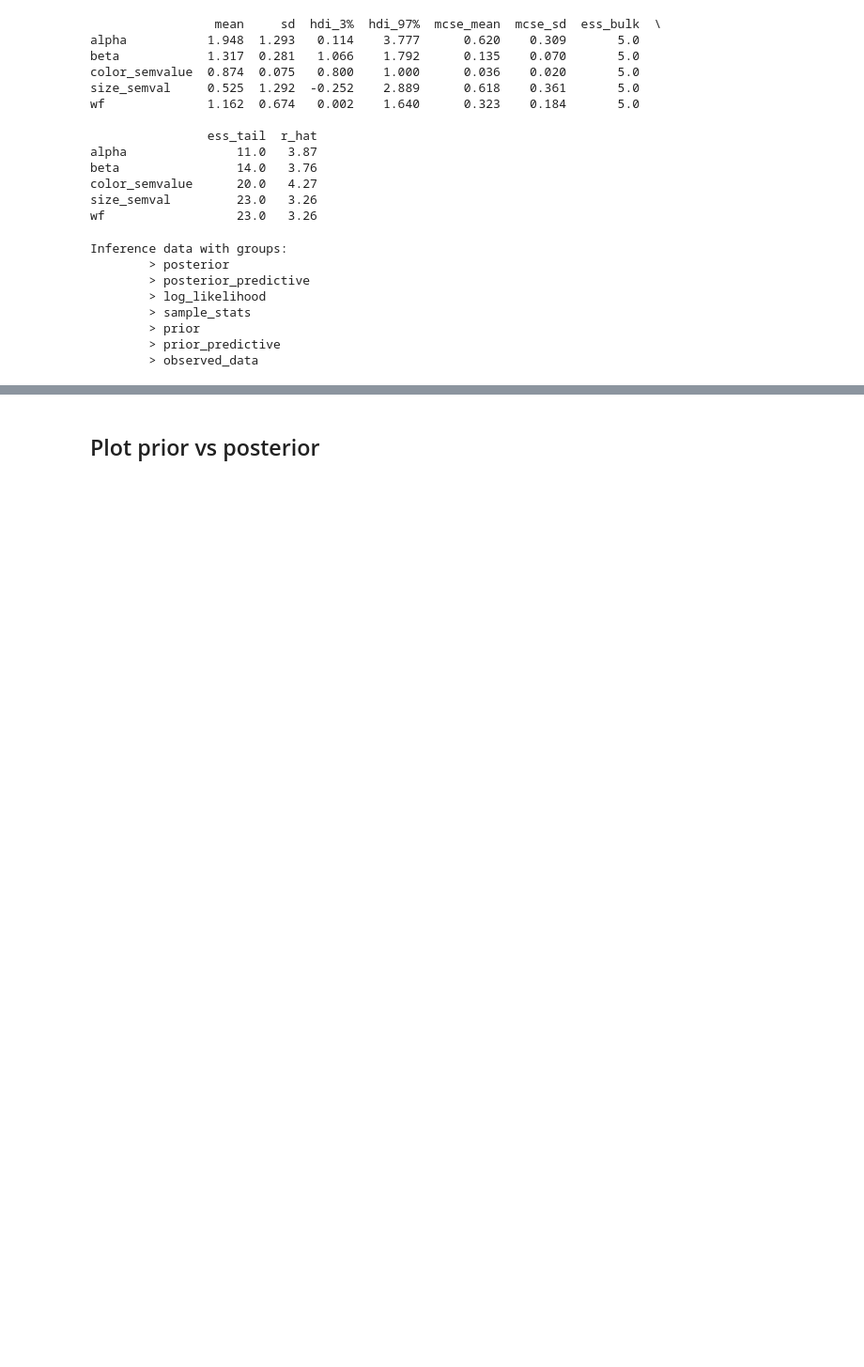
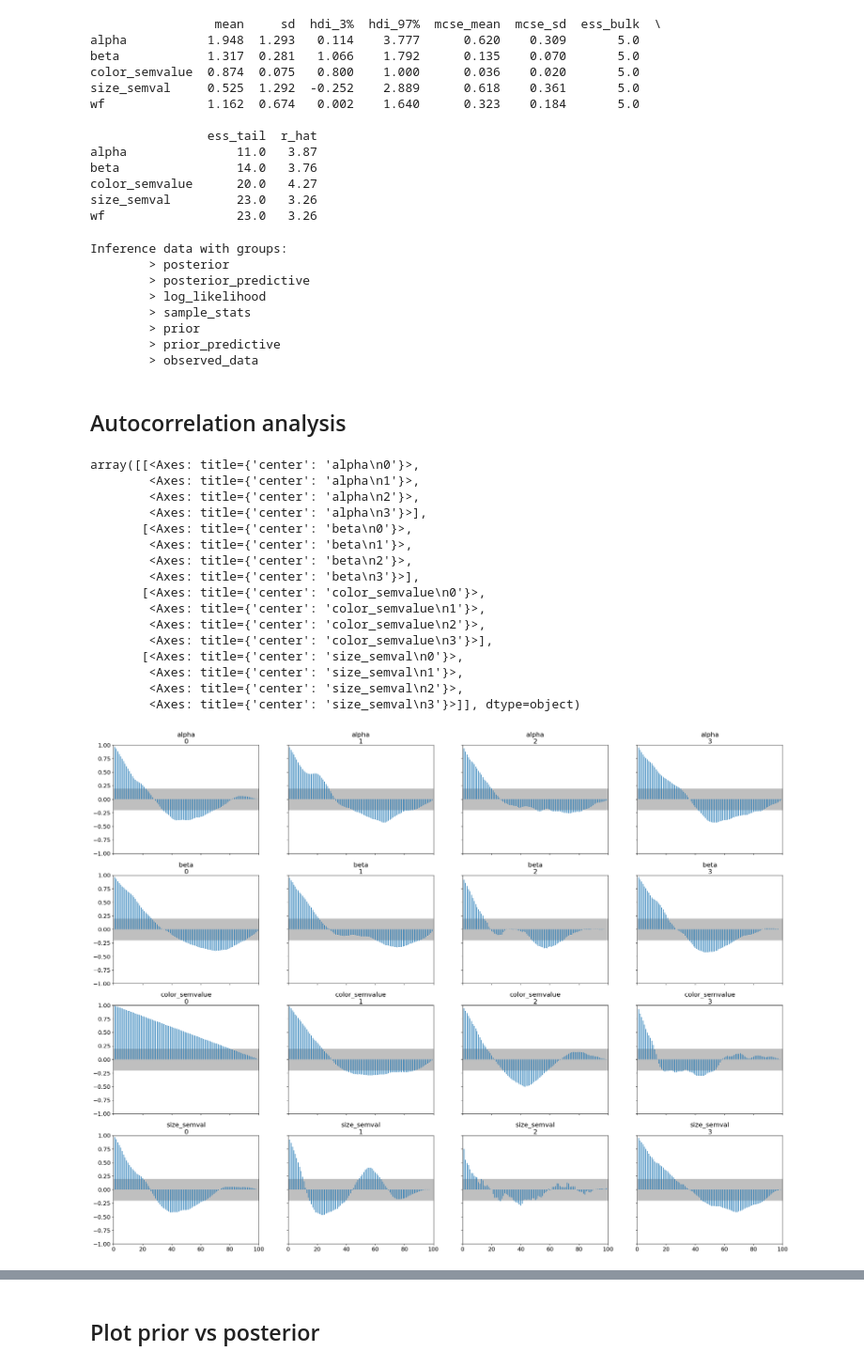
Before and after one commit to HeningWang/numpyro_adjective_modelling, a Jupyter notebook: 05-modelling-production-data/parameterRecovery_global_speaker.ipynb, the cells around one changed output, grey strips where cells are left out. Shown at 94% size. Cells and saved outputs as stored; diff of their text form; code cells hidden in the pictures; blank space fills up the shorter version.

```diff
--- a/05-modelling-production-data/parameterRecovery_global_speaker.ipynb
+++ b/05-modelling-production-data/parameterRecovery_global_speaker.ipynb
@@ -136,3 +145,25 @@ Inference data with groups:
         > prior
         > prior_predictive
         > observed_data
+# %% [markdown]
+## Autocorrelation analysis
+# %%
+az.plot_autocorr(idata, var_names=["alpha", "beta", "color_semvalue", "size_semval"])
+# %% [output]
+array([[<Axes: title={'center': 'alpha\n0'}>,
+        <Axes: title={'center': 'alpha\n1'}>,
+        <Axes: title={'center': 'alpha\n2'}>,
+        <Axes: title={'center': 'alpha\n3'}>],
+       [<Axes: title={'center': 'beta\n0'}>,
+        <Axes: title={'center': 'beta\n1'}>,
+        <Axes: title={'center': 'beta\n2'}>,
+        <Axes: title={'center': 'beta\n3'}>],
+       [<Axes: title={'center': 'color_semvalue\n0'}>,
+        <Axes: title={'center': 'color_semvalue\n1'}>,
+        <Axes: title={'center': 'color_semvalue\n2'}>,
+        <Axes: title={'center': 'color_semvalue\n3'}>],
+       [<Axes: title={'center': 'size_semval\n0'}>,
+        <Axes: title={'center': 'size_semval\n1'}>,
+        <Axes: title={'center': 'size_semval\n2'}>,
+        <Axes: title={'center': 'size_semval\n3'}>]], dtype=object)
+[figure, added]
```
Also changed, not shown: parts of 3 cells of this notebook, 13 other files.
